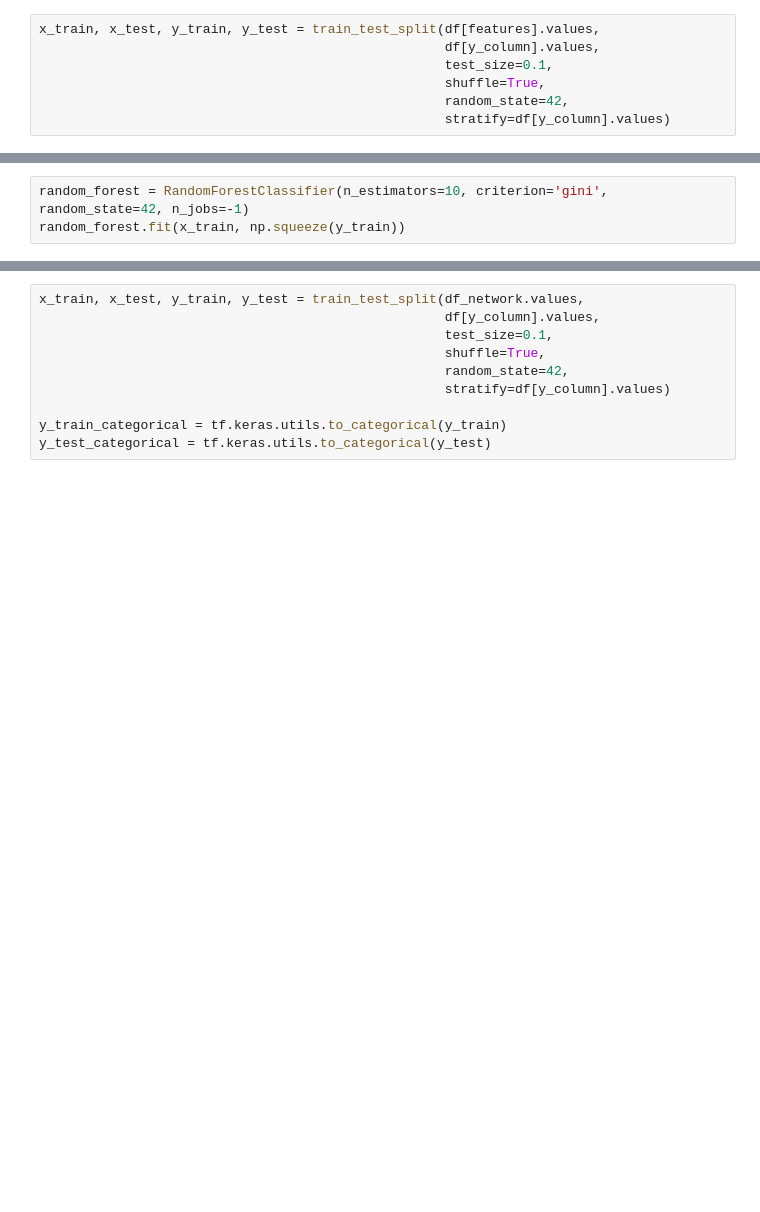
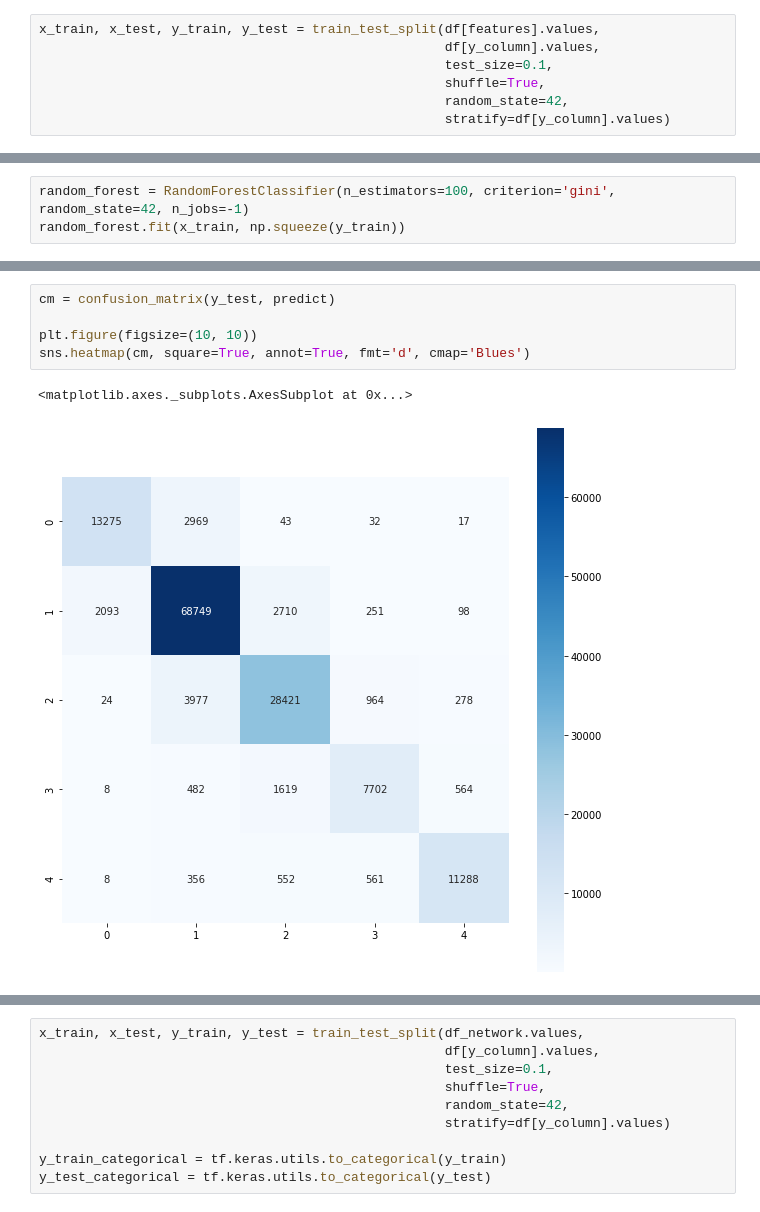
Before and after one commit to arthurflor23/invoice-payment-prediction, a Jupyter notebook: predict-payments.ipynb, the cells around one changed output, grey strips where cells are left out. Drawn from its saved outputs; the diff is of its cells as text; blank space fills up the shorter version.

```diff
--- a/predict-payments.ipynb
+++ b/predict-payments.ipynb
@@ -150,3 +275,3 @@ for i in range(len(labels)):
 # %%
-random_forest = RandomForestClassifier(n_estimators=10, criterion='gini', random_state=42, n_jobs=-1)
+random_forest = RandomForestClassifier(n_estimators=100, criterion='gini', random_state=42, n_jobs=-1)
 random_forest.fit(x_train, np.squeeze(y_train))
@@ -171,3 +337,11 @@ plt.show()
+# %%
+cm = confusion_matrix(y_test, predict)
+
+plt.figure(figsize=(10, 10))
+sns.heatmap(cm, square=True, annot=True, fmt='d', cmap='Blues')
+# %% [output]
+<matplotlib.axes._subplots.AxesSubplot at 0x...>
+[figure, added]
 # %%
 def binary_encoding(df, columns, left_padding=0):
   for item in columns:
```
Also changed, not shown: parts of 20 cells of this notebook.
